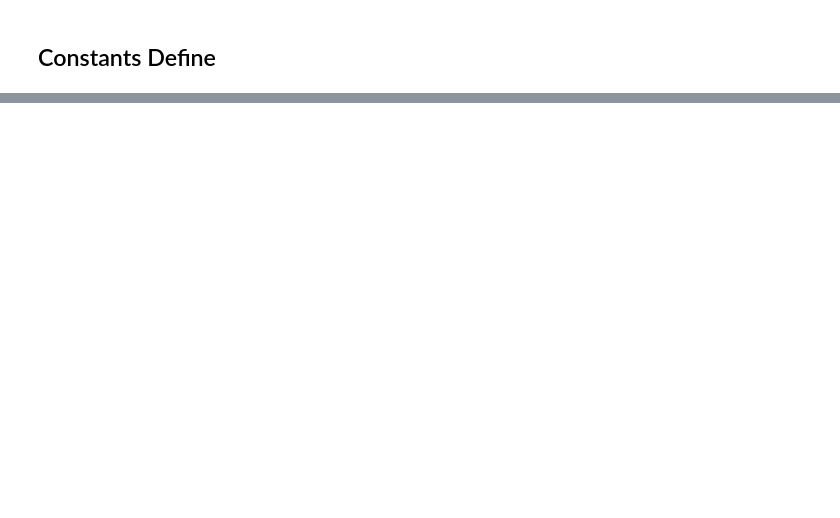
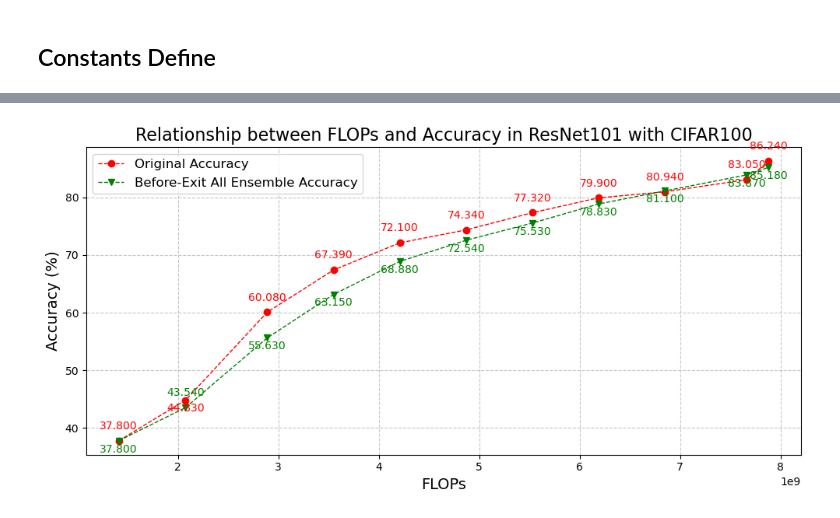
Before and after one commit to GooDongWoo/me_ensemble, a Jupyter notebook: my_plot.ipynb, the cells around one changed output, grey strips where cells are left out. Cells and saved outputs as stored; diff of their text form; code cells hidden in the pictures; blank space fills up the shorter version.

```diff
--- a/my_plot.ipynb
+++ b/my_plot.ipynb
@@ -166,0 +172,38 @@ plt.show()
+# %%
+cache_path = f'cache_exp_{model_choice}_{data_choice}.pt'
+cache_exp = torch.load(cache_path)
+#cache_exp.keys() ->dict_keys(['prefix_sum_ensemble_acc', 'static_ensemble_acc', 'Dynamic_No_Scaling', 'choosen_exit_distribution', 'Dynamic_TS_Scaling', 'exits_precision', 'Dynamic_MS_Scaling'])
+
+prefix_sum_ensemble_acc = cache_exp['prefix_sum_ensemble_acc']
+
+# Plot FLOPs vs Accuracy
+plt.figure(figsize=(10, 5))
+
+# Plot origin accuracy
+plt.plot(flops_dict[f'{model_choice}_{data_choice}'], acc_dict[f'{model_choice}_{data_choice}'], marker='o', markersize=6, linestyle='--', linewidth=1, color='red', label="Original Accuracy")
+# Add data labels for origin accuracy
+offset = 2  # Alternate label positions
+text_label_size = 10
+for i, (flop, acc) in enumerate(zip(flops_dict[f'{model_choice}_{data_choice}'], acc_dict[f'{model_choice}_{data_choice}'])):
+    tmp_offset = -1 if i == 1 else 1
+    plt.text(flop, acc + offset * tmp_offset, f"{acc:.3f}", fontsize=text_label_size, ha='center', color='red')
+
+# Plot prefix sum ensemble accuracy
+plt.plot(flops_dict[f'{model_choice}_{data_choice}'], prefix_sum_ensemble_acc, marker='v', markersize=6, linestyle='--', linewidth=1, color='green', label="Before-Exit All Ensemble Accuracy")
+# Add data labels for prefix sum ensemble accuracy
+for i, (flop, acc) in enumerate(zip(flops_dict[f'{model_choice}_{data_choice}'], prefix_sum_ensemble_acc)):
+    tmp_offset = -1 if i == 1 else 1
+    plt.text(flop, acc - offset * tmp_offset, f"{acc:.3f}", fontsize=text_label_size, ha='center', color='green')
+
+# Titles and labels
+plt.title(f"Relationship between FLOPs and Accuracy in {model_real_name[model_choice]} with {data_real_name[data_choice]}", fontsize=16)
+plt.xlabel("FLOPs", fontsize=14)
+plt.ylabel("Accuracy (%)", fontsize=14)
+plt.legend(fontsize=12)
+plt.grid(True, linestyle='--', alpha=0.7)
+plt.tight_layout()
+
+# Show the plot
+plt.show()
+# %% [output]
+[figure, added]
```
Also changed, not shown: parts of 34 cells of this notebook, 1 other file.
